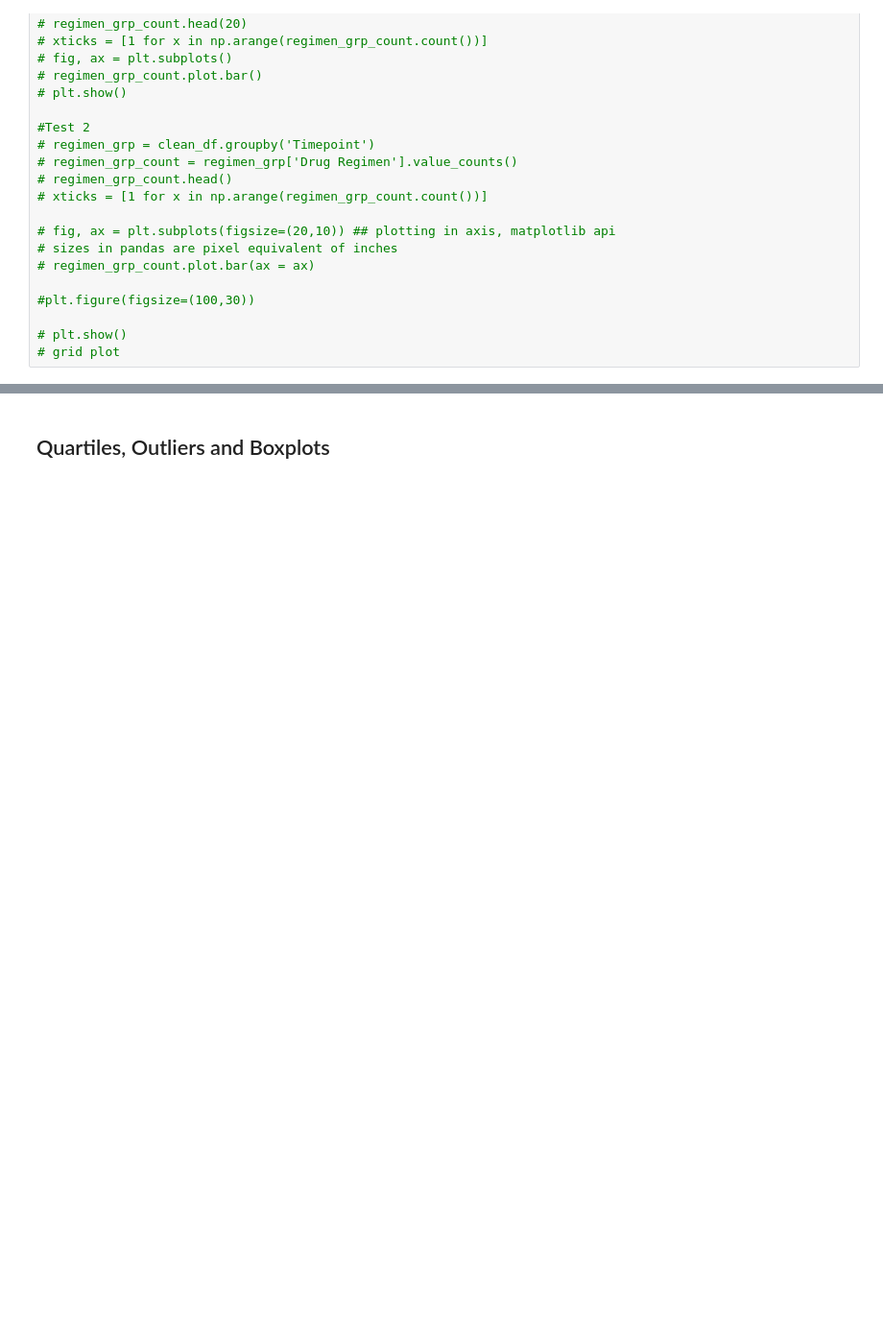
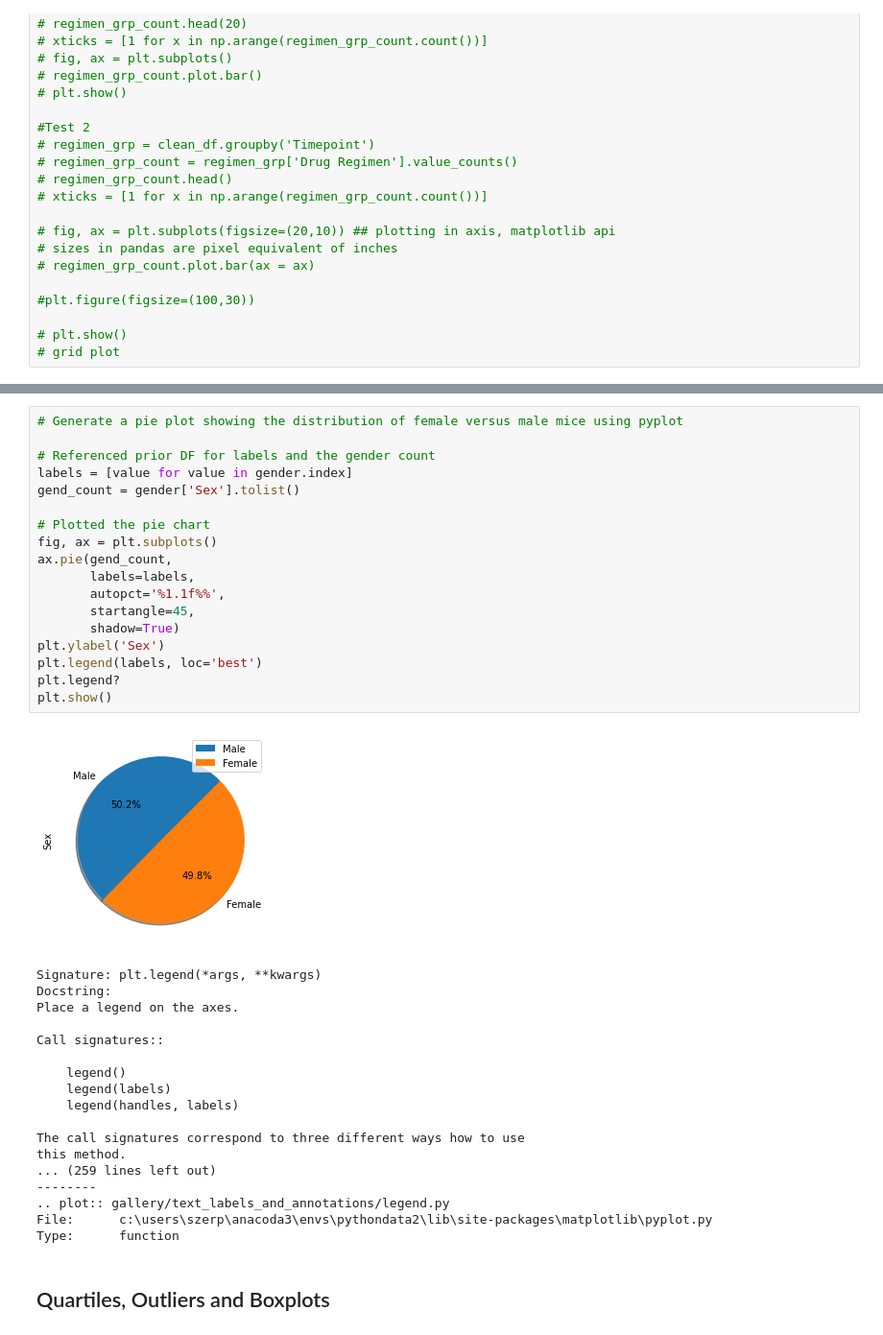
Before and after one commit to szerpa17/matplotlib-challenge, a Jupyter notebook: Pymaceuticals/pymaceuticals.ipynb, the cells around one changed output, grey strips where cells are left out. Shown at 96% size. Drawn from its saved outputs; the diff is of its cells as text; blank space fills up the shorter version.

```diff
--- a/Pymaceuticals/pymaceuticals.ipynb
+++ b/Pymaceuticals/pymaceuticals.ipynb
@@ -294,3 +295,40 @@ plt.show()
+# %%
+# Generate a pie plot showing the distribution of female versus male mice using pyplot
+
+# Referenced prior DF for labels and the gender count
+labels = [value for value in gender.index]
+gend_count = gender['Sex'].tolist()
+
+# Plotted the pie chart
+fig, ax = plt.subplots()
+ax.pie(gend_count,
+       labels=labels,
+       autopct='%1.1f%%',
+       startangle=45,
+       shadow=True)
+plt.ylabel('Sex')
+plt.legend(labels, loc='best')
+plt.legend?
+plt.show()
+# %% [output]
+[figure, added]
+Signature: plt.legend(*args, **kwargs)
+Docstring:
+Place a legend on the axes.
+
+Call signatures::
+
+    legend()
+    legend(labels)
+    legend(handles, labels)
+
+The call signatures correspond to three different ways how to use
+this method.
+... (259 lines left out)
+--------
+.. plot:: gallery/text_labels_and_annotations/legend.py
+File:      c:\users\szerp\anacoda3\envs\pythondata2\lib\site-packages\matplotlib\pyplot.py
+Type:      function
 # %% [markdown]
 ## Quartiles, Outliers and Boxplots
 # %%
```
Also changed, not shown: parts of 2 cells of this notebook.
